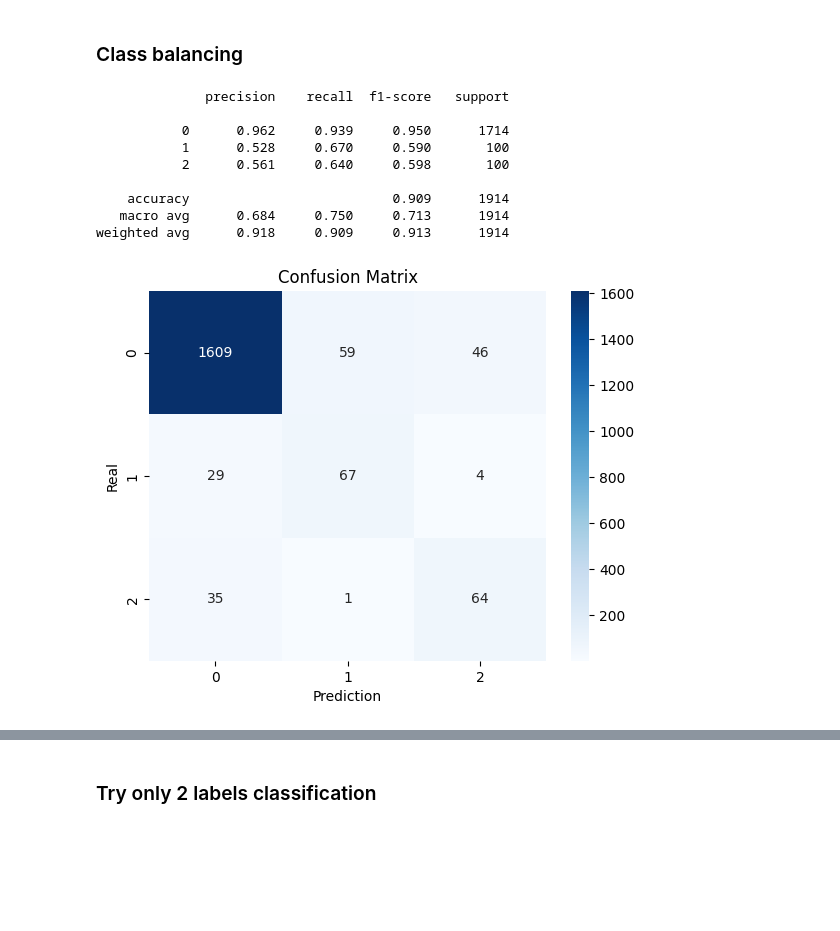
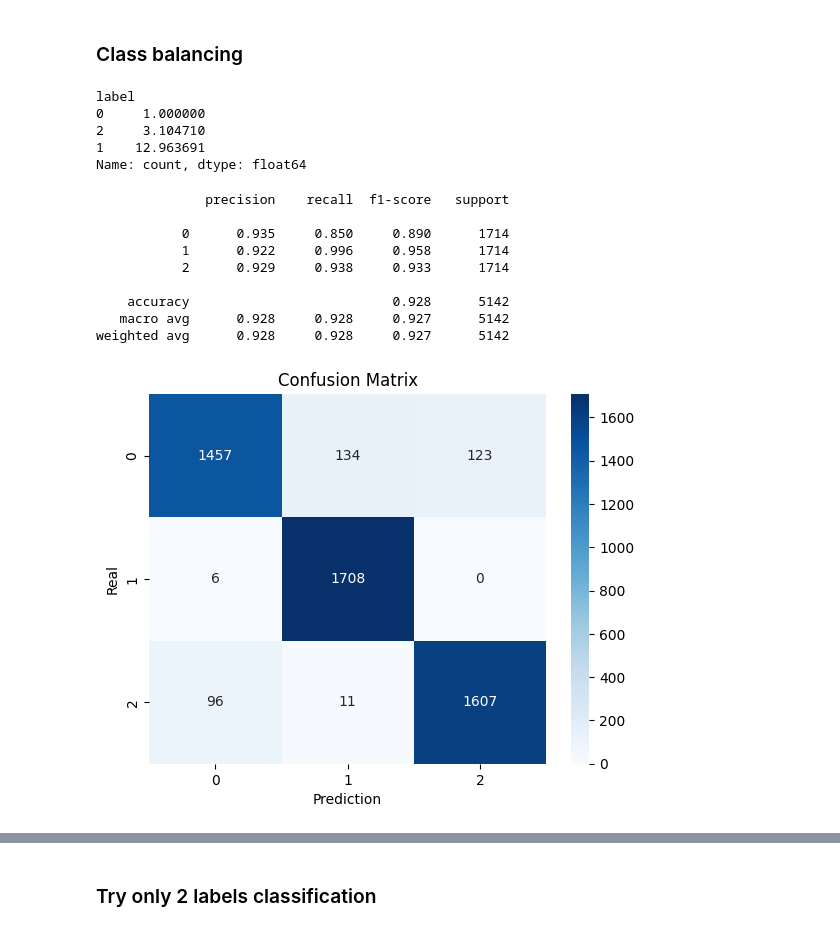
Before and after one commit to m-strzalkowski/computational-intelligence-2025, a Jupyter notebook: notebooks/eda.ipynb, the cells around one changed output, grey strips where cells are left out. Drawn from its saved outputs; the diff is of its cells as text; code cells hidden in the pictures; blank space fills up the shorter version.

Commit message:
eda.ipynb cleaning, checking without tags included, updated README

```diff
--- a/notebooks/eda.ipynb
+++ b/notebooks/eda.ipynb
@@ -150,3 +152,4 @@ df_id.loc[alerts_df_id.index, 'score_zakopane'] = np.clip(
 # %%
+df_id['scores_fuzzy'] = df_id[['score_informacja_nieprawdziwa', 'score_zakopane_fuzzy']].sum(axis=1, skipna=True).fillna(0)
 df_id['scores'] = df_id[['score_informacja_nieprawdziwa', 'score_zakopane']].sum(axis=1, skipna=True).fillna(0)
 # %%
@@ -162,7 +166,9 @@ https://wykoppl-informacjanieprawdziwa.surge.sh/
 # %%
 df_misinfo = load_json_to_dataframe('../data/mssinfo_wykop_posts.json')
 # %%
-df_misinfo['scores'] = np.clip(
+df_misinfo['scores'] = 1
+
+df_misinfo['scores_fuzzy'] = np.clip(
     np.random.normal(loc=1, scale=0.05, size=len(df_misinfo.index)),
     0, 1
 )
@@ -229,6 +235,7 @@ df_misinfo_ready.head()
 df = pd.concat([df_misinfo_ready, df_id_ready], ignore_index=True)
 # %%
 df['scores'] = df['scores'].apply(lambda x: min(1, max(0, x)))
+df['scores_fuzzy'] = df['scores_fuzzy'].apply(lambda x: min(1, max(0, x)))
 # %%
 df['scores'].sort_values().plot(kind='hist', bins=20)
 # %% [output]
@@ -242,6 +254,12 @@ df["text"] = (
     df["description"].fillna('') + " " +
     df["tags"].apply(lambda x: " ".join(x) if isinstance(x, list) else x)
 )
+
+# Alternative way - exclude the tags, they might be too much of an outlier
+df['clean_text_no_tags'] = (
+    df["title"].fillna('') + " " +
+    df["description"].fillna('')
+)
 # %%
 def clean_text(t):
     def _normalize_polish_characters(text):
@@ -387,48 +395,35 @@ weighted avg      0.830     0.808     0.818      2398
 # %% [markdown]
 ### Class balancing
+# %%
+df['label'].value_counts()[0] / df['label'].value_counts()
+# %% [output]
+label
+0     1.000000
+2     3.104710
+1    12.963691
+Name: count, dtype: float64
 # %%
 from sklearn.utils import resample
 
 majority = df[df.label == 0]
 minority1 = df[df.label == 1]
 minority2 = df[df.label == 2]
 
-minority1_upsampled = resample(minority1, replace=True, n_samples=500, random_state=42)
-minority2_upsampled = resample(minority2, replace=True, n_samples=500, random_state=42)
+minority1_upsampled = resample(minority1, replace=True, n_samples=len(majority), random_state=42)
+minority2_upsampled = resample(minority2, replace=True, n_samples=len(majority), random_state=42)
 
 df_balanced = pd.concat([majority, minority1_upsampled, minority2_upsampled])
 
 # Retraining
-X_train, X_test, y_train, y_test = train_test_split(
-    df_balanced["clean_text"], df_balanced["label"], test_size=0.2, random_state=42, stratify=df_balanced["label"]
-)
-
-
-model = Pipeline([
-    ("tfidf", TfidfVectorizer(max_features=10000, ngram_range=(1,3), min_df=2, sublinear_tf=True)), # bigrams and trigrams
-    ("clf", LogisticRegression(max_iter=1000, class_weight='balanced'))
-])
-
-model.fit(X_train, y_train)
-
-y_pred = model.predict(X_test)
-
-print(classification_report(y_test, y_pred, digits=3))
-
-cm = confusion_matrix(y_test, y_pred)
-sns.heatmap(cm, annot=True, fmt='d', cmap='Blues')
-plt.xlabel("Prediction")
-plt.ylabel("Real")
-plt.title("Confusion Matrix")
-plt.show()
+model = train_tfidf_logistic_regression_model(df_balanced, x_column="clean_text", y_column="label")
 # %% [output]
               precision    recall  f1-score   support
 
-           0      0.962     0.939     0.950      1714
-           1      0.528     0.670     0.590       100
-           2      0.561     0.640     0.598       100
+           0      0.935     0.850     0.890      1714
+           1      0.922     0.996     0.958      1714
+           2      0.929     0.938     0.933      1714
 
-    accuracy                          0.909      1914
-   macro avg      0.684     0.750     0.713      1914
-weighted avg      0.918     0.909     0.913      1914
+    accuracy                          0.928      5142
+   macro avg      0.928     0.928     0.927      5142
+weighted avg      0.928     0.928     0.927      5142
-[figure, old version]
+[figure, new version]
```
Also changed, not shown: parts of 23 cells of this notebook, 1 other file.
